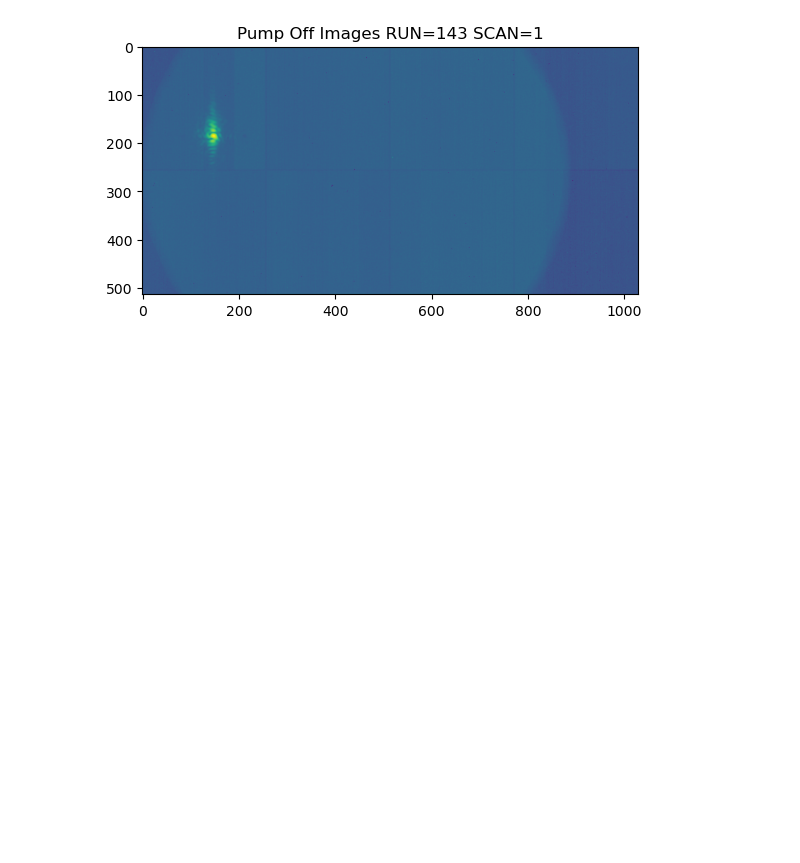
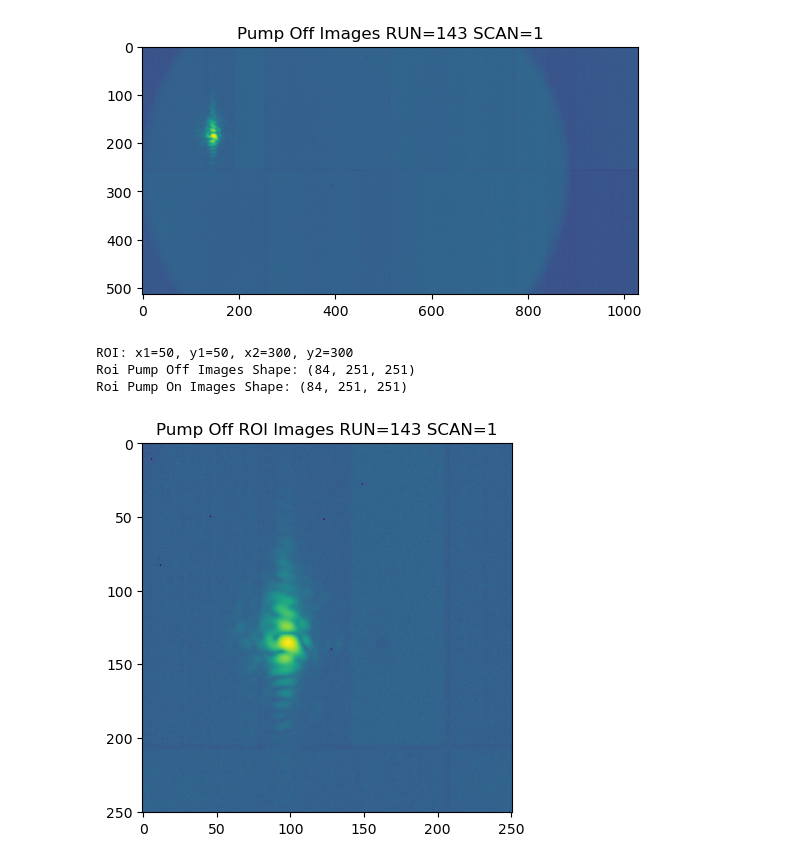
Before and after one commit to SJB7777/STO-XFEL, a Jupyter notebook: src/notebooks/main.ipynb, the cells around one changed output. Cells and saved outputs as stored; diff of their text form; code cells hidden in the pictures; blank space fills up the shorter version.

```diff
--- a/src/notebooks/main.ipynb
+++ b/src/notebooks/main.ipynb
@@ -55,0 +54,19 @@ from roi_rectangle import RoiRectangle
+# %%
+from roi_rectangle import RoiRectangle
+roi_rect = RoiRectangle(50, 50, 300, 300)
+roi_poff_images = roi_rect.slice(poff_images)
+roi_pon_images = roi_rect.slice(pon_images)
+
+print(f"ROI: x1={roi_rect.x1}, y1={roi_rect.y1}, x2={roi_rect.x2}, y2={roi_rect.y2}")
+print(f"Roi Pump Off Images Shape: {roi_poff_images.shape}")
+print(f"Roi Pump On Images Shape: {roi_pon_images.shape}")
+# %% [output]
+ROI: x1=50, y1=50, x2=300, y2=300
+Roi Pump Off Images Shape: (84, 251, 251)
+Roi Pump On Images Shape: (84, 251, 251)
+# %%
+fig, ax = plt.subplots(1, 1)
+ax.imshow(np.log1p(roi_poff_images.sum(axis=0)))
+ax.set_title(f"Pump Off ROI Images RUN={run} SCAN={scan}");
+# %% [output]
+[figure, added]
```
Also changed, not shown: parts of 2 cells of this notebook, 3 other files.
